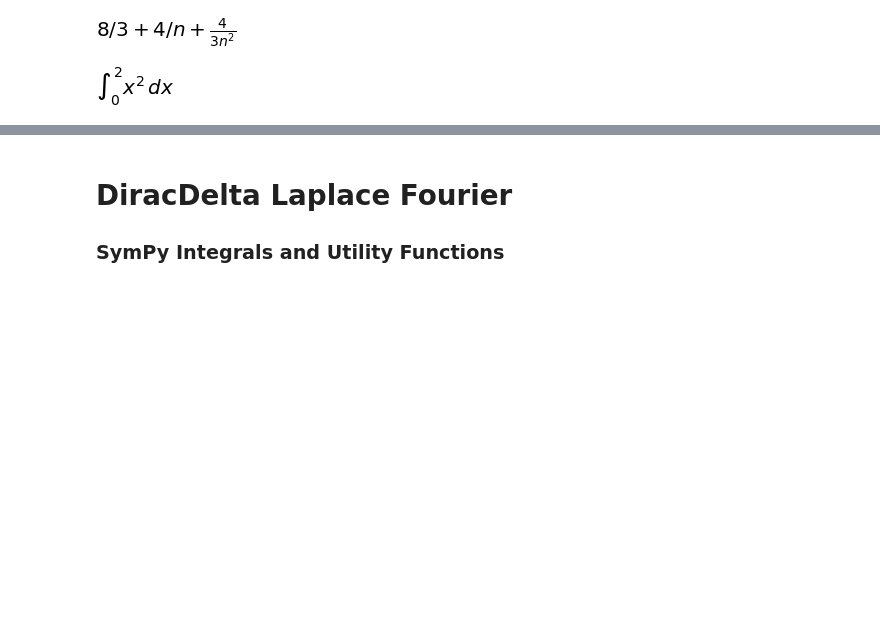
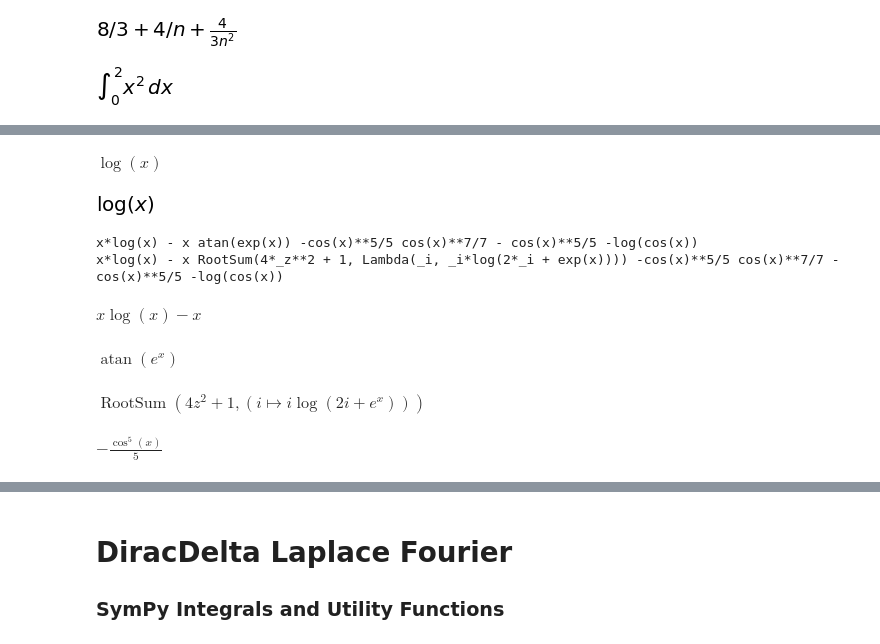
Before and after one commit to gz009/hello-world, a Jupyter notebook: EEE_231_Basic_Signals_Notebook_1.ipynb, the cells around one changed output, grey strips where cells are left out. Saved outputs shown, nothing was run; the diff lists cells and outputs as text; code cells hidden in the pictures; blank space fills up the shorter version.

```diff
--- a/EEE_231_Basic_Signals_Notebook_1.ipynb
+++ b/EEE_231_Basic_Signals_Notebook_1.ipynb
@@ -408,0 +555,61 @@ e
+# %%
+from sympy import sin, cos, tan, exp, log, integrate
+from sympy.integrals.manualintegrate import manualintegrate
+from sympy.abc import x
+
+manualintegrate(1 / x, x)
+## log(x)
+# %% [output]
+$\displaystyle \log{\left(x \right)}$
+# %%
+integrate(1 / x)
+# %% [output]
+[figure, added]
+# %%
+miexp1 = manualintegrate(log(x), x)
+## x*log(x) - x
+iexp1 = integrate(log(x))
+## x*log(x) - x
+#
+miexp2 = manualintegrate(exp(x) / (1 + exp(2 * x)), x)
+## atan(exp(x))
+iexp2 = integrate(exp(x) / (1 + exp(2 * x)))
+##RootSum(4*_z**2 + 1, Lambda(_i, _i*log(2*_i + exp(x))))
+#
+miexp3 = manualintegrate(cos(x)**4 * sin(x), x)
+### -cos(x)**5/5
+iexp3 = integrate(cos(x)**4 * sin(x), x)
+### -cos(x)**5/5
+#
+miexp4 = manualintegrate(cos(x)**4 * sin(x)**3, x)
+### cos(x)**7/7 - cos(x)**5/5
+iexp4 = integrate(cos(x)**4 * sin(x)**3, x)
+### cos(x)**7/7 - cos(x)**5/5
+#
+miexp5 = manualintegrate(tan(x), x)
+### -log(cos(x))
+iexp5 = integrate(tan(x), x)
+### -log(cos(x))
+#
+print(miexp1,miexp2,miexp3,miexp4,miexp5)
+#
+print(iexp1,iexp2,iexp3,iexp4,iexp5)
+# %% [output]
+x*log(x) - x atan(exp(x)) -cos(x)**5/5 cos(x)**7/7 - cos(x)**5/5 -log(cos(x))
+x*log(x) - x RootSum(4*_z**2 + 1, Lambda(_i, _i*log(2*_i + exp(x)))) -cos(x)**5/5 cos(x)**7/7 - cos(x)**5/5 -log(cos(x))
+# %%
+miexp1
+# %% [output]
+$\displaystyle x \log{\left(x \right)} - x$
+# %%
+miexp2
+# %% [output]
+$\displaystyle \operatorname{atan}{\left(e^{x} \right)}$
+# %%
+iexp2
+# %% [output]
+$\displaystyle \operatorname{RootSum} {\left(4 z^{2} + 1, \left( i \mapsto i \log{\left(2 i + e^{x} \right)} \right)\right)}$
+# %%
+miexp3
+# %% [output]
+$\displaystyle - \frac{\cos^{5}{\left(x \right)}}{5}$
```
Also changed, not shown: parts of 10 cells of this notebook.
